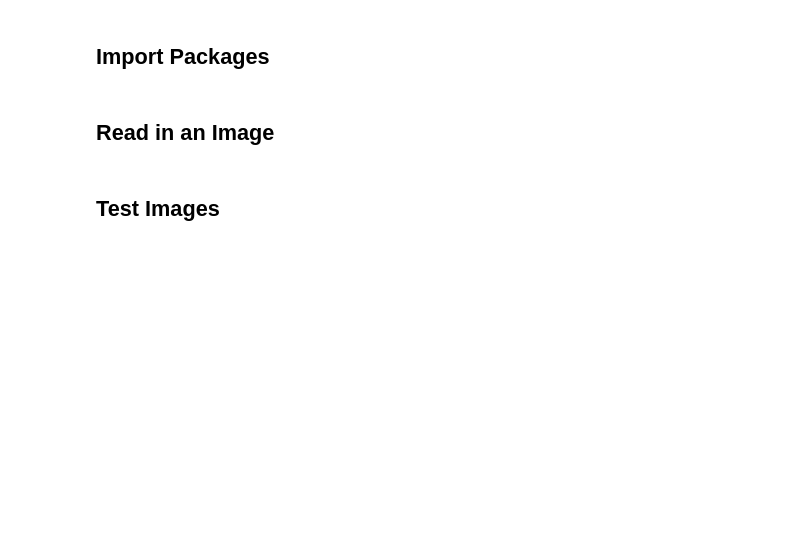
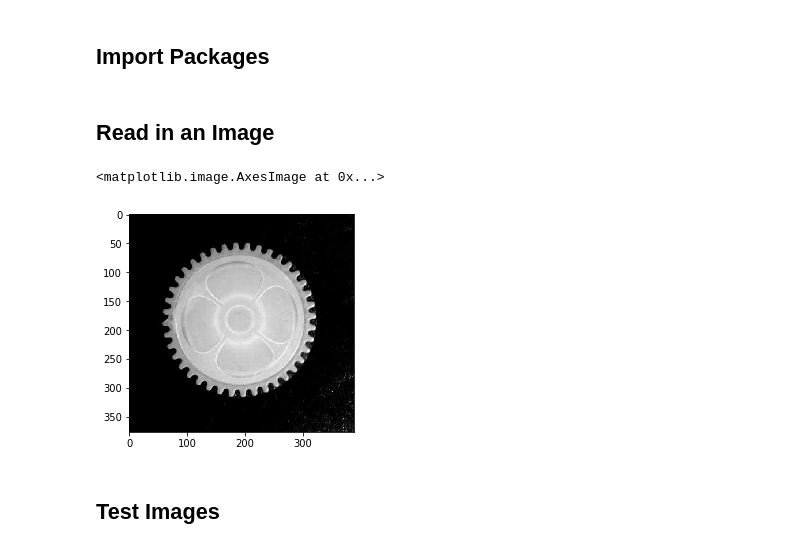
Before and after one commit to noblesse96/Reverse-Engineering-of-Gears-Nitrkl, a Jupyter notebook: gears.ipynb, the cells around one changed output. Saved outputs shown, nothing was run; the diff lists cells and outputs as text; code cells hidden in the pictures; blank space fills up the shorter version.

```diff
--- a/gears.ipynb
+++ b/gears.ipynb
@@ -13,11 +13,15 @@ import cv2
 ## Read in an Image
 # %%
 #reading in an image
-image = cv2.imread('gearcount_01.png')
+image = cv2.imread('test/gearcount_01.png')
 
 # printing out some stats and plotting
 # print('This image is:', type(image), 'with dimesions:', image.shape)
-cv2.imshow('original', image)
+# cv2.imshow('original', image)
+plt.imshow(image)
+# %% [output]
+<matplotlib.image.AxesImage at 0x...>
+[figure, added]
 # %%
 def grayscale(img):
     """Applies the Grayscale transform"""
```
Also changed, not shown: parts of 1 cell of this notebook, 1 other file.
